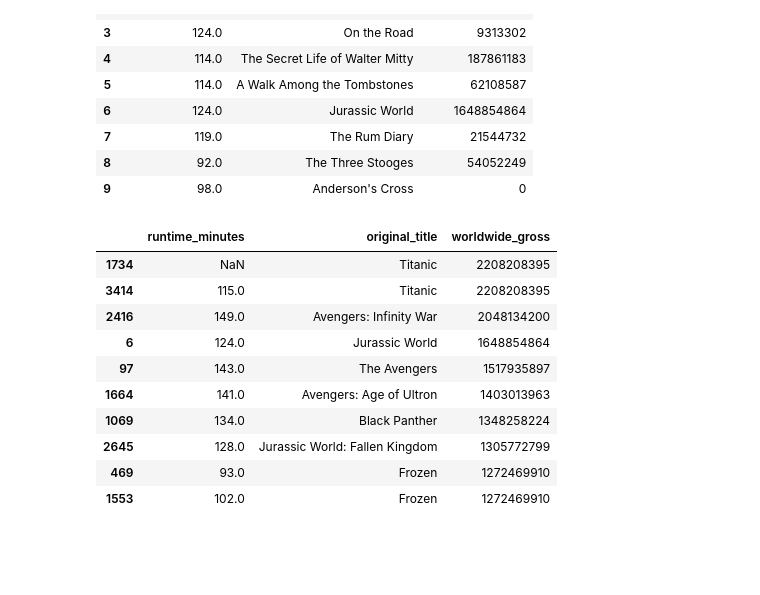
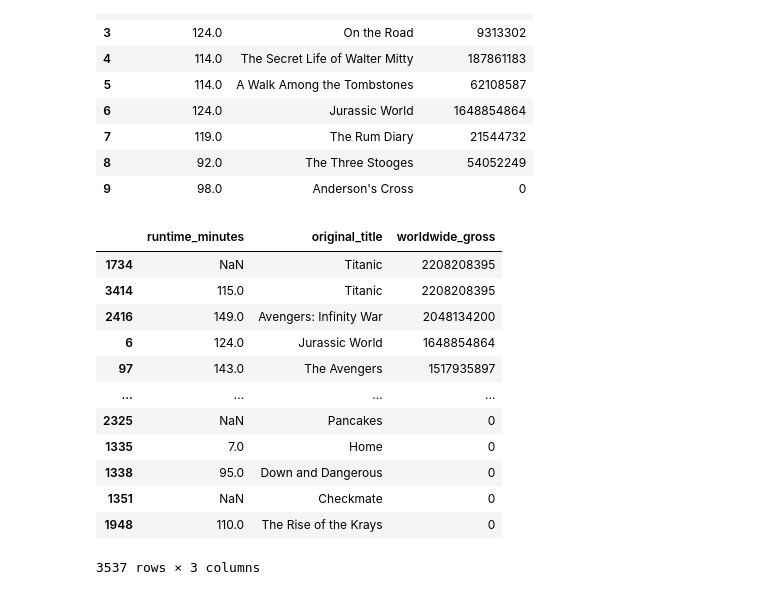
Before and after one commit to krvosen/microsoft_movie_analysis, a Jupyter notebook: create_sql_database.ipynb, the cells around one changed output. Saved outputs shown, nothing was run; the diff lists cells and outputs as text; code cells hidden in the pictures; blank space fills up the shorter version.

```diff
--- a/create_sql_database.ipynb
+++ b/create_sql_database.ipynb
@@ -107,17 +127,20 @@ rtandgross.head(10)
 | 8 | 92.0 | The Three Stooges | 54052249 |
 | 9 | 98.0 | Anderson's Cross | 0 |
 # %%
+#puts it in order by worldwide_gross
 orderedrtandgross =rtandgross.sort_values('worldwide_gross', ascending=False)
-orderedrtandgross.head(10)
+orderedrtandgross
 # %% [output]
 |  | runtime_minutes | original_title | worldwide_gross |
 | 1734 | NaN | Titanic | 2208208395 |
 | 3414 | 115.0 | Titanic | 2208208395 |
 | 2416 | 149.0 | Avengers: Infinity War | 2048134200 |
 | 6 | 124.0 | Jurassic World | 1648854864 |
 | 97 | 143.0 | The Avengers | 1517935897 |
-| 1664 | 141.0 | Avengers: Age of Ultron | 1403013963 |
-| 1069 | 134.0 | Black Panther | 1348258224 |
-| 2645 | 128.0 | Jurassic World: Fallen Kingdom | 1305772799 |
-| 469 | 93.0 | Frozen | 1272469910 |
-| 1553 | 102.0 | Frozen | 1272469910 |
+| ... | ... | ... | ... |
+| 2325 | NaN | Pancakes | 0 |
+| 1335 | 7.0 | Home | 0 |
+| 1338 | 95.0 | Down and Dangerous | 0 |
+| 1351 | NaN | Checkmate | 0 |
+| 1948 | 110.0 | The Rise of the Krays | 0 |
+3537 rows × 3 columns
```
Also changed, not shown: parts of 17 cells of this notebook.
